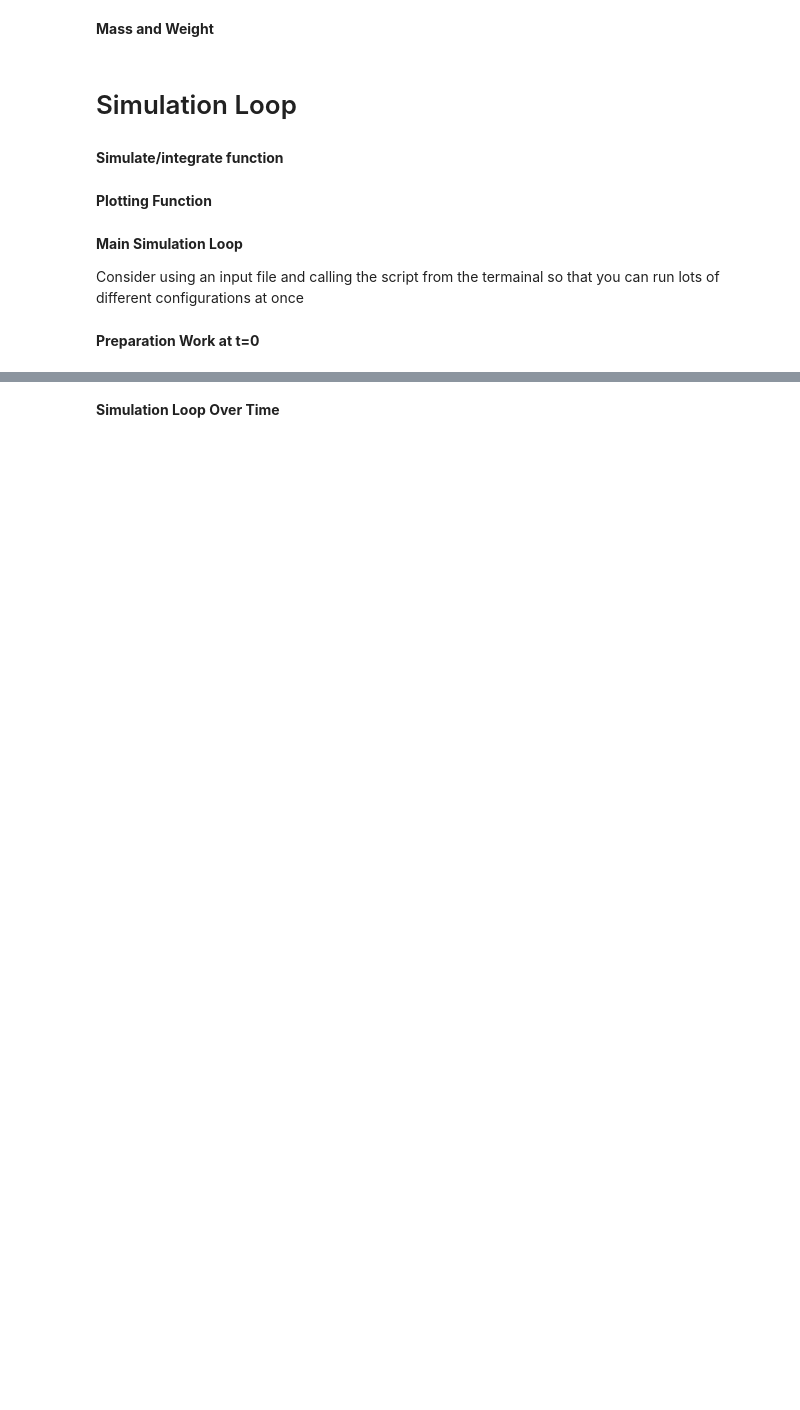
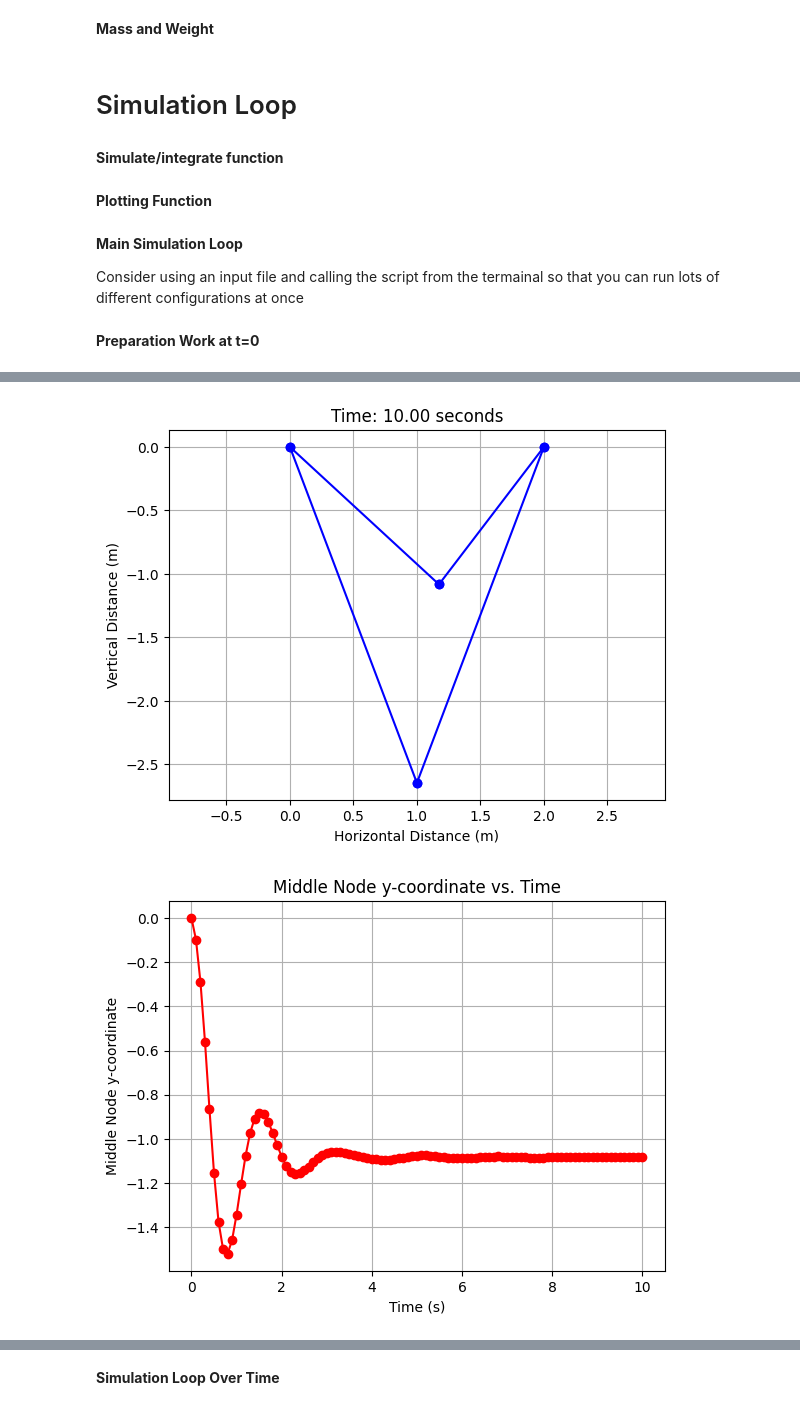
Before and after one commit to MarkLee1435/Soft-Robotics-263F, a Jupyter notebook: Homework_1_.ipynb, the cells around one changed output, grey strips where cells are left out. Drawn from its saved outputs; the diff is of its cells as text; code cells hidden in the pictures; blank space fills up the shorter version.

```diff
--- a/Homework_1_.ipynb
+++ b/Homework_1_.ipynb
@@ -334,3 +336,51 @@ for i in range(ndof):
 
 # Weight vector
 W = getFexternal(m)
+# %%
+dt = 0.1 # Time step size
+maxTime = 10   # total time of simulation
+t = np.arange(0, maxTime + dt, dt)
+
+# free indices
+free_DOF = np.arange(2, ndof - 2)
+
+# Define times to plot
+t_plot = np.array([0, 0.1, 1, 10, 100])
+
+# Container to store y-coordinate of middle node
+y_middle = np.zeros(len(t))
+y_middle[0] = x_old[3] # y-coordinate of middle node
+
+y_lower = np.zeros(len(t))
+y_lower[0] = x_old[3] # y-coordinate of Lower node
+
+for k in range(len(t)-1):
+  t_new = t[k+1]
+
+  x_new, u_new = myInt(t_new, x_old, u_old, free_DOF, stiffness_matrix, index_matrix, m, dt)
+  if np.any(np.isclose(t_new, t_plot, atol=1e-8)):
+    plot(x_new, index_matrix, t_new)
+  y_middle[k+1] = x_new[3]
+  y_lower[k+1] = x_new[5]
+
+  x_old = x_new
+  u_old = u_new
+
+# Plot
+plt.figure()
+plt.plot(t, y_middle, 'ro-')
+plt.xlabel('Time (s)')
+plt.ylabel('Middle Node y-coordinate')
+plt.title('Middle Node y-coordinate vs. Time')
+plt.grid(True)
+plt.show()
+
+# Plot
+plt.figure()
+plt.plot(t, y_lower, 'ro-')
+plt.xlabel('Time (s)')
+plt.ylabel('Lower Node y-coordinate')
+plt.title('Lower Node y-coordinate vs. Time')
+plt.grid(True)
+plt.show()
+# %% [output]
@@ -336,0 +389,2 @@ W = getFexternal(m)
+[figure, added]
+[figure, added]
```
Also changed, not shown: parts of 9 cells of this notebook.
